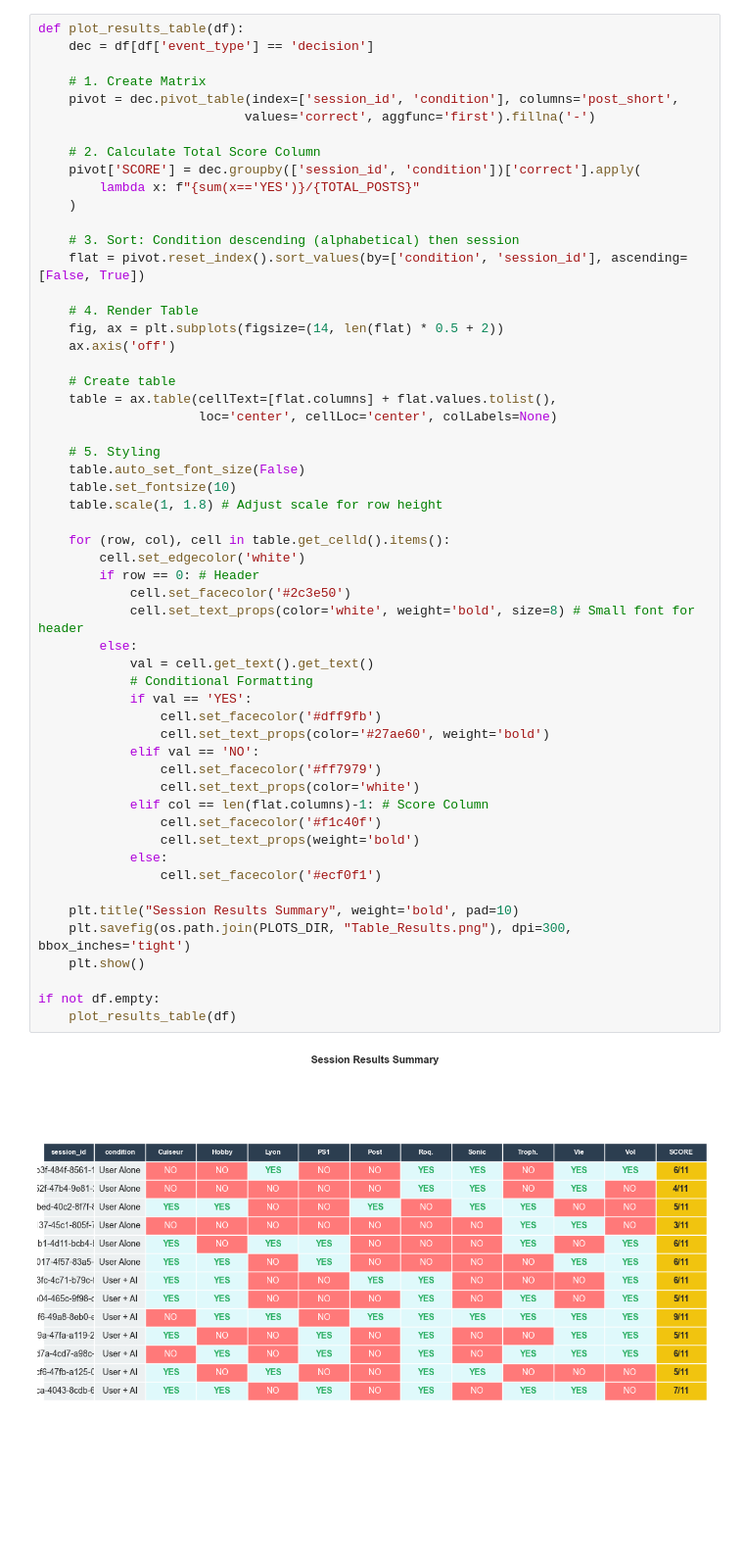
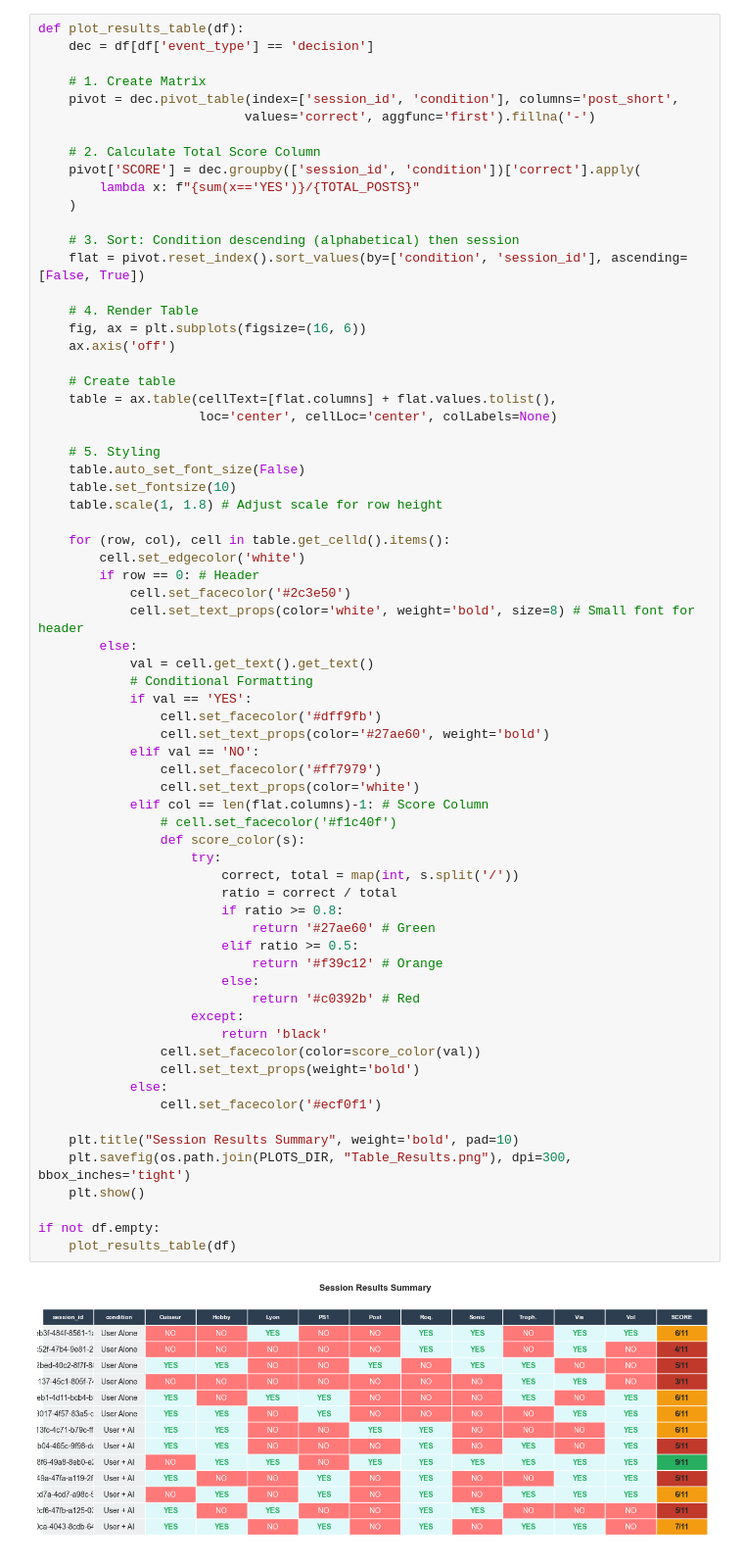
Before and after one commit to VictorFleiser/AI-Detection-Extension, a Jupyter notebook: main.ipynb, the cells around one changed output. Shown at 98% size. Saved outputs shown, nothing was run; the diff lists cells and outputs as text; blank space fills up the shorter version.

```diff
--- a/main.ipynb
+++ b/main.ipynb
@@ -229,7 +247,7 @@ def plot_results_table(df):
     flat = pivot.reset_index().sort_values(by=['condition', 'session_id'], ascending=[False, True])
 
     # 4. Render Table
-    fig, ax = plt.subplots(figsize=(14, len(flat) * 0.5 + 2))
+    fig, ax = plt.subplots(figsize=(16, 6))
     ax.axis('off')
 
     # Create table
@@ -240,32 +258,45 @@ def plot_results_table(df):
     table.auto_set_font_size(False)
     table.set_fontsize(10)
     table.scale(1, 1.8) # Adjust scale for row height
 
     for (row, col), cell in table.get_celld().items():
         cell.set_edgecolor('white')
         if row == 0: # Header
             cell.set_facecolor('#2c3e50')
             cell.set_text_props(color='white', weight='bold', size=8) # Small font for header
         else:
             val = cell.get_text().get_text()
             # Conditional Formatting
             if val == 'YES':
                 cell.set_facecolor('#dff9fb')
                 cell.set_text_props(color='#27ae60', weight='bold')
             elif val == 'NO':
                 cell.set_facecolor('#ff7979')
                 cell.set_text_props(color='white')
             elif col == len(flat.columns)-1: # Score Column
-                cell.set_facecolor('#f1c40f')
+                # cell.set_facecolor('#f1c40f')
+                def score_color(s):
+                    try:
+                        correct, total = map(int, s.split('/'))
+                        ratio = correct / total
+                        if ratio >= 0.8:
+                            return '#27ae60' # Green
+                        elif ratio >= 0.5:
+                            return '#f39c12' # Orange
+                        else:
+                            return '#c0392b' # Red
+                    except:
+                        return 'black'
+                cell.set_facecolor(color=score_color(val))
                 cell.set_text_props(weight='bold')
             else:
                 cell.set_facecolor('#ecf0f1')
 
     plt.title("Session Results Summary", weight='bold', pad=10)
     plt.savefig(os.path.join(PLOTS_DIR, "Table_Results.png"), dpi=300, bbox_inches='tight')
     plt.show()
 
 if not df.empty:
     plot_results_table(df)
 # %% [output]
-[figure, old version]
+[figure, new version]
```
Also changed, not shown: parts of 16 cells of this notebook.
